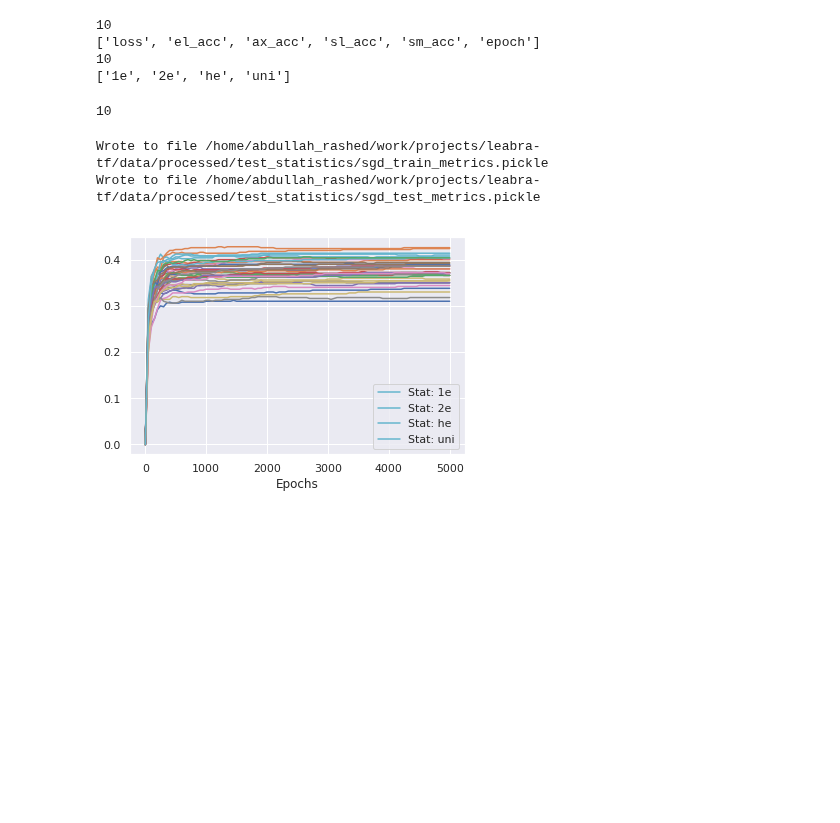
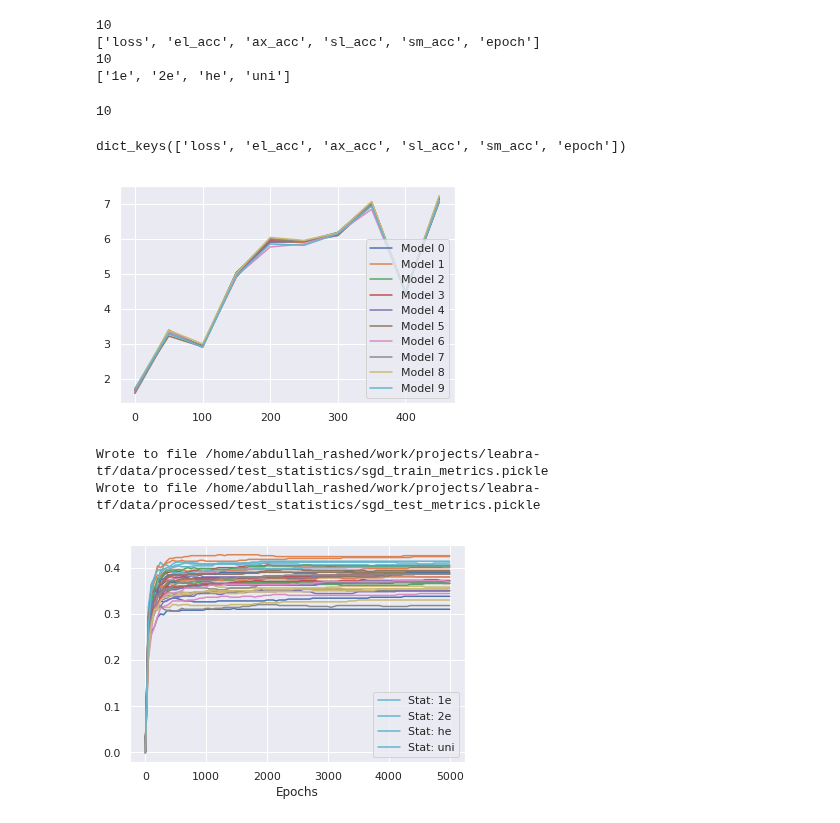
Before and after one commit to apra93/leabra-tf, a Jupyter notebook: docs/source/notebooks/0.5.2-Adam-With-Non-Uniform-Training-Statistics.ipynb, the cells around one changed output. Drawn from its saved outputs; the diff is of its cells as text; code cells hidden in the pictures; blank space fills up the shorter version.

```diff
--- a/docs/source/notebooks/0.5.2-Adam-With-Non-Uniform-Training-Statistics.ipynb
+++ b/docs/source/notebooks/0.5.2-Adam-With-Non-Uniform-Training-Statistics.ipynb
@@ -113,7 +113,7 @@ cfg.tf_device = '/device:CPU:0'
 # Define a config dict constructor based on the cfg above
 default_nb_config = lambda **kwargs: default_config(**deepcopy(cfg).update(**kwargs))
 # Testing set config
-testing_set_config = default_nb_config(_name='test')
+testing_set_config = default_nb_config(_name='test', batch_size=cfg.n_test, n_samples=cfg.n_test)
 print(testing_set_config, type(testing_set_config), sep='\n')
 # %% [output]
 {'_config': True,
@@ -156,8 +156,8 @@ stats_dict = pdict({name : stat for name, stat in zip(train_names, stats)})
 
 # Training Set experiment configurations
 training_set_configs = pdict({name : default_nb_config(line_stats=stat,
-                                                      batch_size=cfg.n_train,
-                                                      n_samples=cfg.batch_size,
+                                                      batch_size=cfg.batch_size,
+                                                      n_samples=cfg.n_samples,
                                                       _name=name)
                             for name, stat in stats_dict.items()})
 # %%
@@ -387,7 +387,13 @@ def train_stats(sess,
                 init_ops=None,
                 n_train=training_set_configs['train_uni'].n_train,
                 training_set_name='train_uni',
-                n_val=25):
+                testing_set_name='test',
+                n_val=25,
+                verbose=False):
+    log_level = logger.info if verbose else logger.debug
+    log_level(f'Beginning training using learning rate, {lr}, {train_op.name} '
+              f'training routine, for {epochs} epochs, on {training_set_name} '
+              f'training set. Testing using {testing_set_name} dataset.')
     # Ensure this is an int
     epochs = int(epochs)
     # Dict with the various metrics we care about while training
@@ -413,12 +419,12 @@ def train_stats(sess,
         if not epoch % n_val or epoch == epochs - 1:
             metrics = sess.run(
                 met_ops,
-                feed_dict={handler: handles.test})
+                feed_dict={handler: handles[testing_set_name]})
             # Record
             for key, metric in zip(met_op_names, metrics):
                 training_metrics[key].append(metric)
             training_metrics['epoch'].append(epoch)
-            logger.debug('Completed epoch {0}'.format(epoch))
+            log_level('Completed epoch {0}'.format(epoch))
 
     return training_metrics
 # %% [markdown]
@@ -447,7 +453,9 @@ def exp_stats(epochs=cfg.epochs,
               n_models=cfg.n_models,
               lr=cfg.lr,
               n_val=25,
-              optimizer=cfg.optimizer):
+              optimizer=cfg.optimizer,
+              training_sets=train_names,
+              *args, **kwargs):
 
     sess = new_session()
     stat_metrics = pdict()
@@ -455,22 +463,23 @@ def exp_stats(epochs=cfg.epochs,
     exit = False
 
     logger.info('Optimizing using {0}'.format(train_op.name))
-    for train_set in train_names:
+    for train_set in training_sets:
         logger.info('Using {} training set'.format(train_set))
         all_train_metrics = []
         while len(all_train_metrics) < n_models:
             try:
                 logger.info('Starting training for model {0}.'.format(
                     len(all_train_metrics)))
-                metrics = train_stats(
+                train_metrics = train_stats(
                     sess,
                     epochs=epochs,
                     lr=lr,
                     init_ops=init_ops,
                     n_val=n_val,
                     train_op=train_op,
-                    training_set_name=train_set)
-                all_train_metrics.append(metrics)
+                    training_set_name=train_set,
+                    *args, **kwargs)
+                all_train_metrics.append(train_metrics)
 
             except KeyboardInterrupt:
                 print('Encountered a KeyboardInterrupt. '
@@ -578,6 +583,18 @@ sgd_train_metrics = exp_stats(
 len(sgd_train_metrics['train_1e'])
 # %% [output]
 10
+# %%
+control_model.keys()
+# %% [output]
+dict_keys(['loss', 'el_acc', 'ax_acc', 'sl_acc', 'sm_acc', 'epoch'])
+# %%
+control_models = adam_train_metrics['train_uni']
+for i, model in enumerate(control_models):
+    plt.plot(model.epoch[:10], model.loss[:10], label=f'Model {i}')
+plt.legend()
+plt.show()
+# %% [output]
+[figure, added]
 # %%
 dryrun = False
 
```
Also changed, not shown: parts of 16 cells of this notebook, 1 other file.
